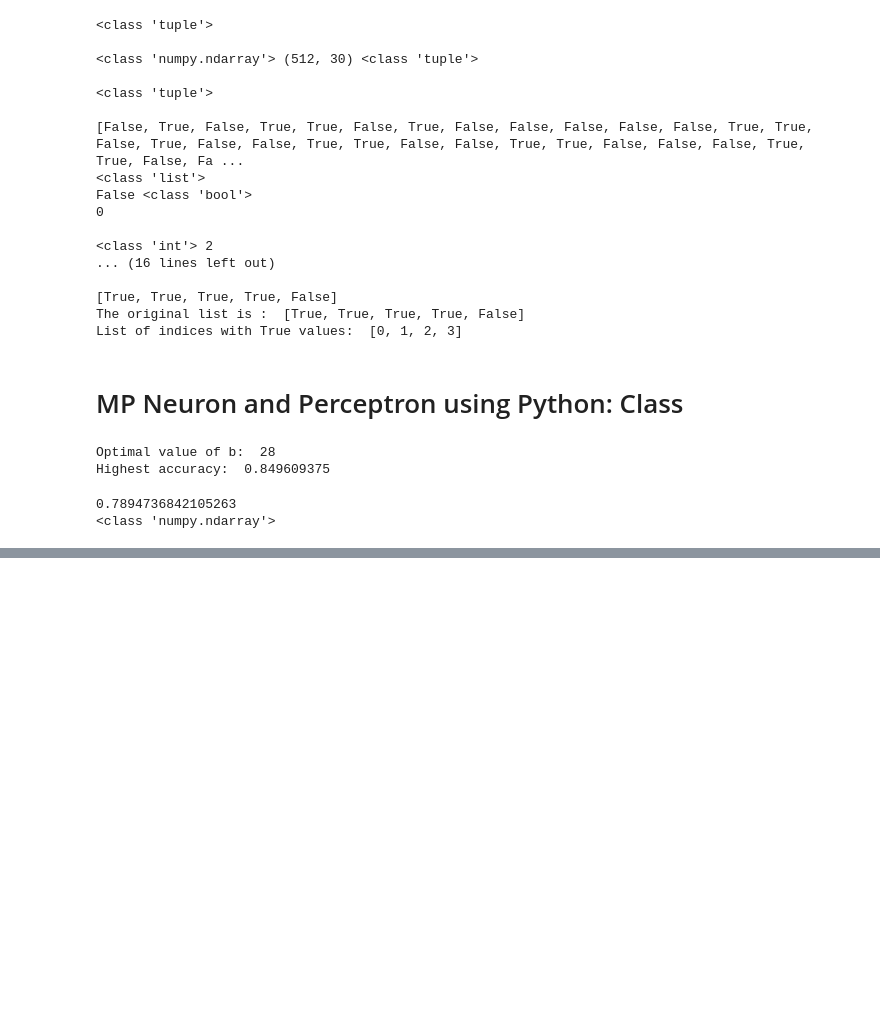
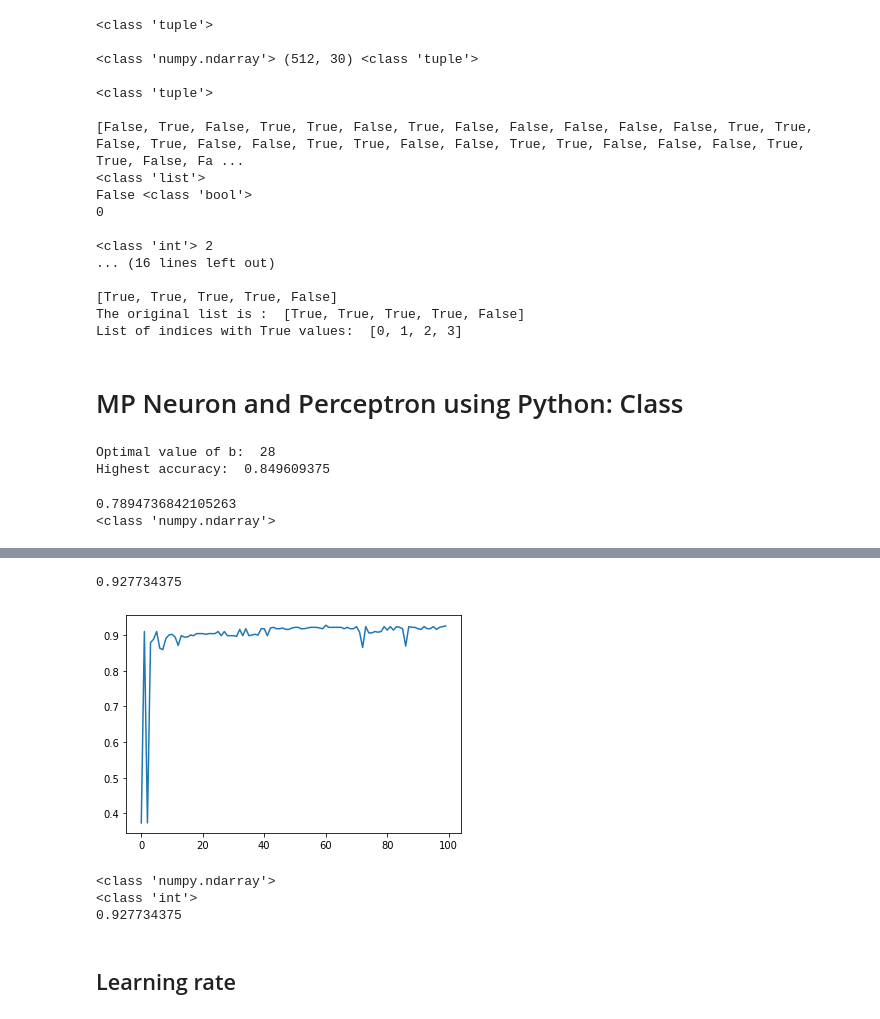
Before and after one commit to 4deepprk/mp_neuron, a Jupyter notebook: DL_102_Primitive_neurons.ipynb, the cells around one changed output, grey strips where cells are left out. Saved outputs shown, nothing was run; the diff lists cells and outputs as text; code cells hidden in the pictures; blank space fills up the shorter version.

```diff
--- a/DL_102_Primitive_neurons.ipynb
+++ b/DL_102_Primitive_neurons.ipynb
@@ -908,0 +1177,22 @@ print(type(Y_test_pred))
+# %%
+perceptron = Perceptron() # perceptron object is an instance of class Perceptron
+# Training the model and accuracy (model is learning)
+
+# We can see that the model runs with the parameters that gives the maximum accuracy seen
+# as we have used checkpoininting that saves the weights and bias of maximum accuracy
+# after running through different epochs across the dataset
+
+# Checkpoiting keeps track of best model seen and saving that model
+perceptron.fit(X_train, Y_train, 100) # Accuracy oscillates when epochs are changed
+# Accuracy of training data set
+
+Y_pred_train = perceptron.predict(X_train)
+print(accuracy_score(Y_pred_train, Y_train))
+# %% [output]
+0.927734375
+[figure, added]
+<class 'numpy.ndarray'>
+<class 'int'>
+0.927734375
+# %% [markdown]
+## Learning rate
```
Also changed, not shown: parts of 40 cells of this notebook.
